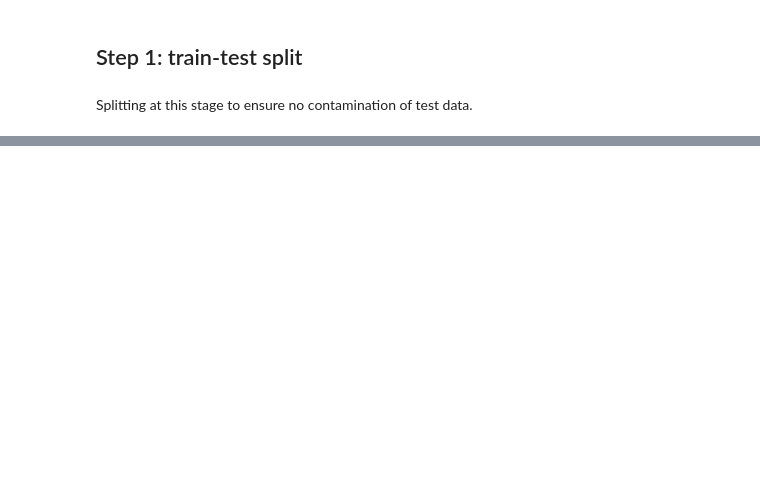
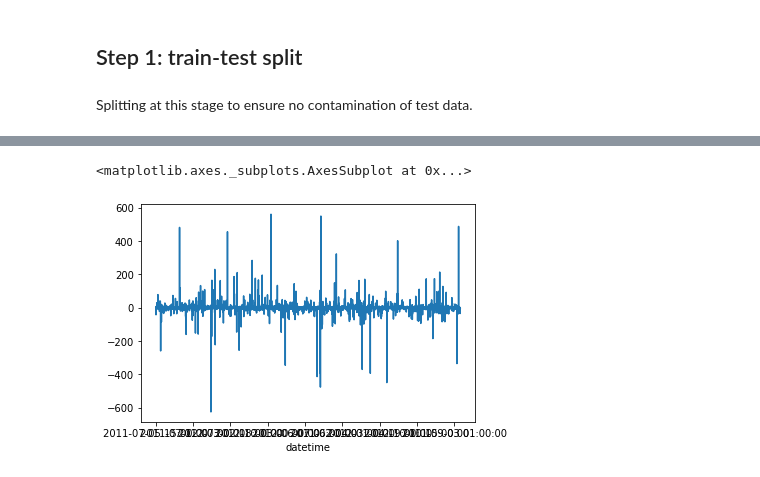
Before and after one commit to lara-ehr/capital-bikeshare, a Jupyter notebook: Bikeshare_Experimentation_TimeSeries.ipynb, the cells around one changed output, grey strips where cells are left out. Drawn from its saved outputs; the diff is of its cells as text; code cells hidden in the pictures; blank space fills up the shorter version.

```diff
--- a/Bikeshare_Experimentation_TimeSeries.ipynb
+++ b/Bikeshare_Experimentation_TimeSeries.ipynb
@@ -144,4 +50,0 @@ df_raw['percentage_change'].plot()
-# %%
-df_raw['daily_mean'] = df_raw.groupby('date')['percentage_change'].transform('mean')
-# %%
-df_raw['deseasoned_count'] = df_raw['differenced'] - df_raw['daily_mean']
@@ -173,0 +170,2 @@ Index(['datetime', 'season', 'holiday', 'workingday', 'weather', 'temp',
+# %%
+ytrain_diff = ytrain.diff()
@@ -173,0 +188,7 @@ Index(['datetime', 'season', 'holiday', 'workingday', 'weather', 'temp',
+# %%
+ytrain_pct = ytrain_diff.pct_change()
+# %%
+ytrain_pct.plot()
+# %% [output]
+<matplotlib.axes._subplots.AxesSubplot at 0x...>
+[figure, added]
```
Also changed, not shown: parts of 59 cells of this notebook.
